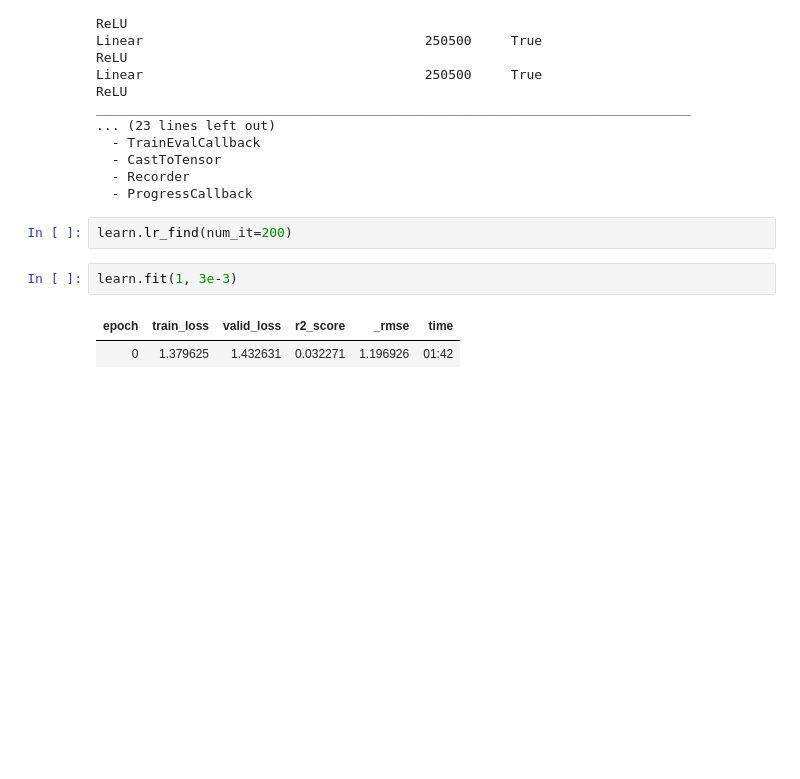
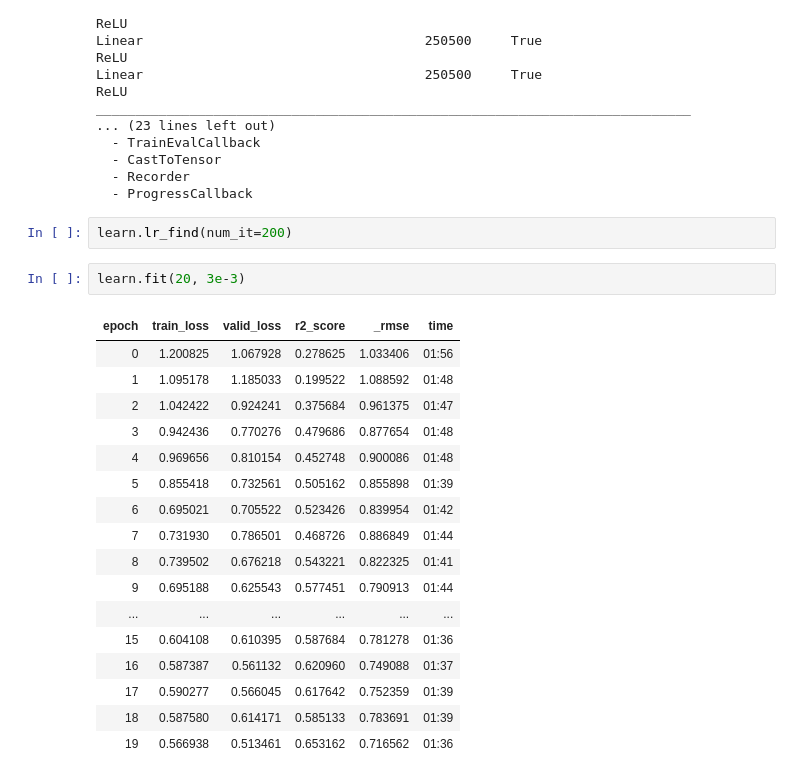
Before and after one commit to marcossantanaioc/molgraph, a Jupyter notebook: MolGraphDataset.ipynb, the cells around one changed output. Saved outputs shown, nothing was run; the diff lists cells and outputs as text; blank space fills up the shorter version.

```diff
--- a/MolGraphDataset.ipynb
+++ b/MolGraphDataset.ipynb
@@ -931,7 +931,22 @@ ____________________________________________________________________________
 # %%
 learn.lr_find(num_it=200)
 # %%
-learn.fit(1, 3e-3)
+learn.fit(20, 3e-3)
 # %% [output]
 | epoch | train_loss | valid_loss | r2_score | _rmse | time |
-| 0 | 1.379625 | 1.432631 | 0.032271 | 1.196926 | 01:42 |
+| 0 | 1.200825 | 1.067928 | 0.278625 | 1.033406 | 01:56 |
+| 1 | 1.095178 | 1.185033 | 0.199522 | 1.088592 | 01:48 |
+| 2 | 1.042422 | 0.924241 | 0.375684 | 0.961375 | 01:47 |
+| 3 | 0.942436 | 0.770276 | 0.479686 | 0.877654 | 01:48 |
+| 4 | 0.969656 | 0.810154 | 0.452748 | 0.900086 | 01:48 |
+| 5 | 0.855418 | 0.732561 | 0.505162 | 0.855898 | 01:39 |
+| 6 | 0.695021 | 0.705522 | 0.523426 | 0.839954 | 01:42 |
+| 7 | 0.731930 | 0.786501 | 0.468726 | 0.886849 | 01:44 |
+| 8 | 0.739502 | 0.676218 | 0.543221 | 0.822325 | 01:41 |
+| 9 | 0.695188 | 0.625543 | 0.577451 | 0.790913 | 01:44 |
+| ... | ... | ... | ... | ... | ... |
+| 15 | 0.604108 | 0.610395 | 0.587684 | 0.781278 | 01:36 |
+| 16 | 0.587387 | 0.561132 | 0.620960 | 0.749088 | 01:37 |
+| 17 | 0.590277 | 0.566045 | 0.617642 | 0.752359 | 01:39 |
+| 18 | 0.587580 | 0.614171 | 0.585133 | 0.783691 | 01:39 |
+| 19 | 0.566938 | 0.513461 | 0.653162 | 0.716562 | 01:36 |
```
Also changed, not shown: parts of 8 cells of this notebook.
